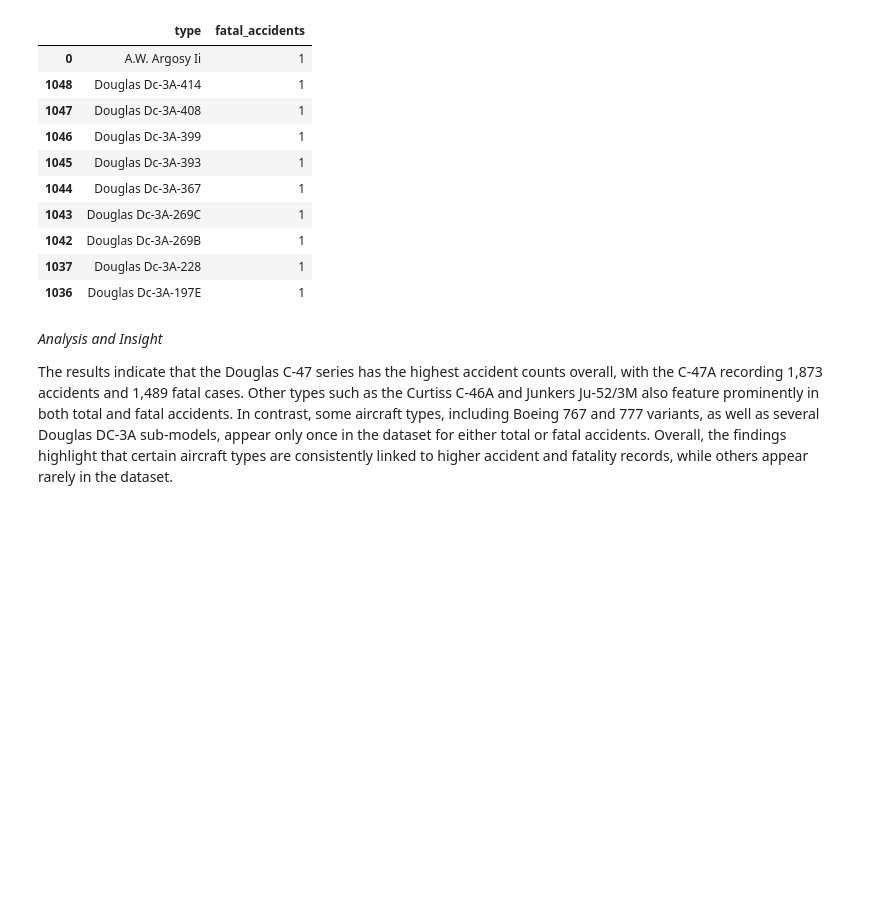
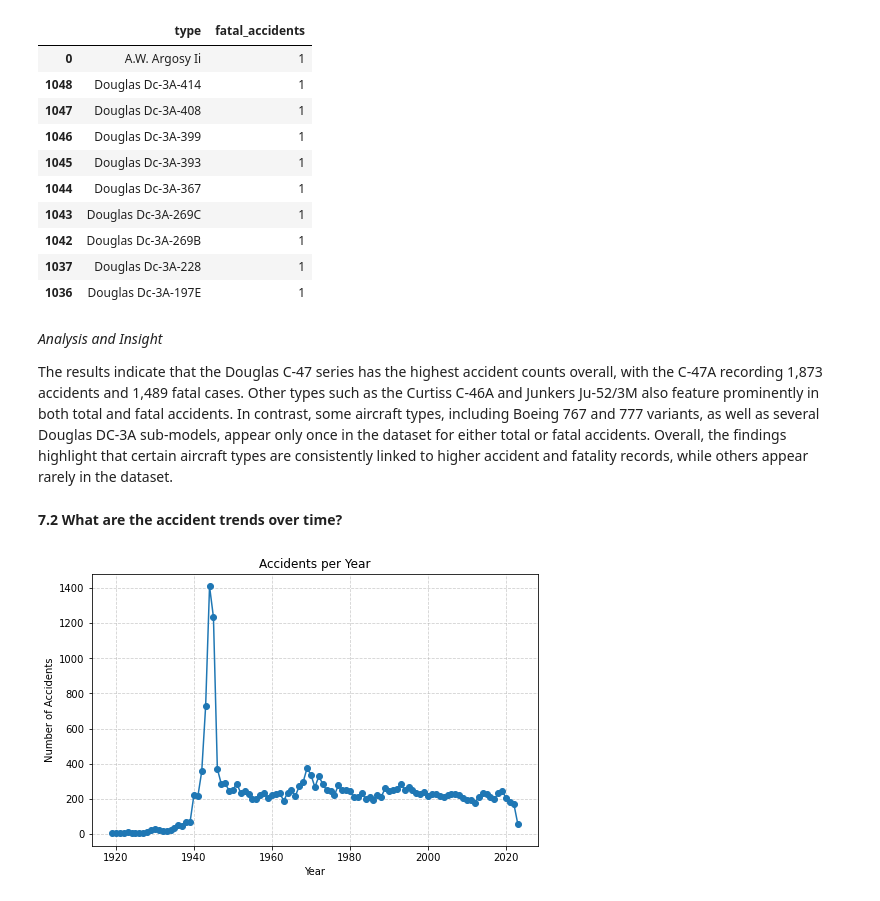
Before and after one commit to fredrickochieng-cell/Phase-1-Project-, a Jupyter notebook: dsc_project(phase1).ipynb, the cells around one changed output. Drawn from its saved outputs; the diff is of its cells as text; code cells hidden in the pictures; blank space fills up the shorter version.

Commit message:
finished visualizations for the second business question

```diff
--- a/dsc_project(phase1).ipynb
+++ b/dsc_project(phase1).ipynb
@@ -509,3 +509,25 @@ low_fatal
 *Analysis and Insight*
 
 The results indicate that the Douglas C-47 series has the highest accident counts overall, with the C-47A recording 1,873 accidents and 1,489 fatal cases. Other types such as the Curtiss C-46A and Junkers Ju-52/3M also feature prominently in both total and fatal accidents. In contrast, some aircraft types, including Boeing 767 and 777 variants, as well as several Douglas DC-3A sub-models, appear only once in the dataset for either total or fatal accidents. Overall, the findings highlight that certain aircraft types are consistently linked to higher accident and fatality records, while others appear rarely in the dataset.
+# %% [markdown]
+**7.2 What are the accident trends over time?**
+# %%
+##7.2.1 Accidents per Year
+#This chart shows the number of accidents recorded each year, helping us understand overall safety trends over time.
+accidents_per_year = (
+    df_clean.groupby('year')
+      .size()
+      .reset_index(name='accidents')
+      .sort_values('year')
+)
+
+# Line chart
+plt.figure(figsize=(8,5))
+plt.plot(accidents_per_year['year'], accidents_per_year['accidents'], marker='o')
+plt.title('Accidents per Year')
+plt.xlabel('Year')
+plt.ylabel('Number of Accidents')
+plt.grid(True, linestyle='--', alpha=0.6)
+plt.show()
+# %% [output]
+[figure, added]
```
Also changed, not shown: parts of 3 cells of this notebook.
